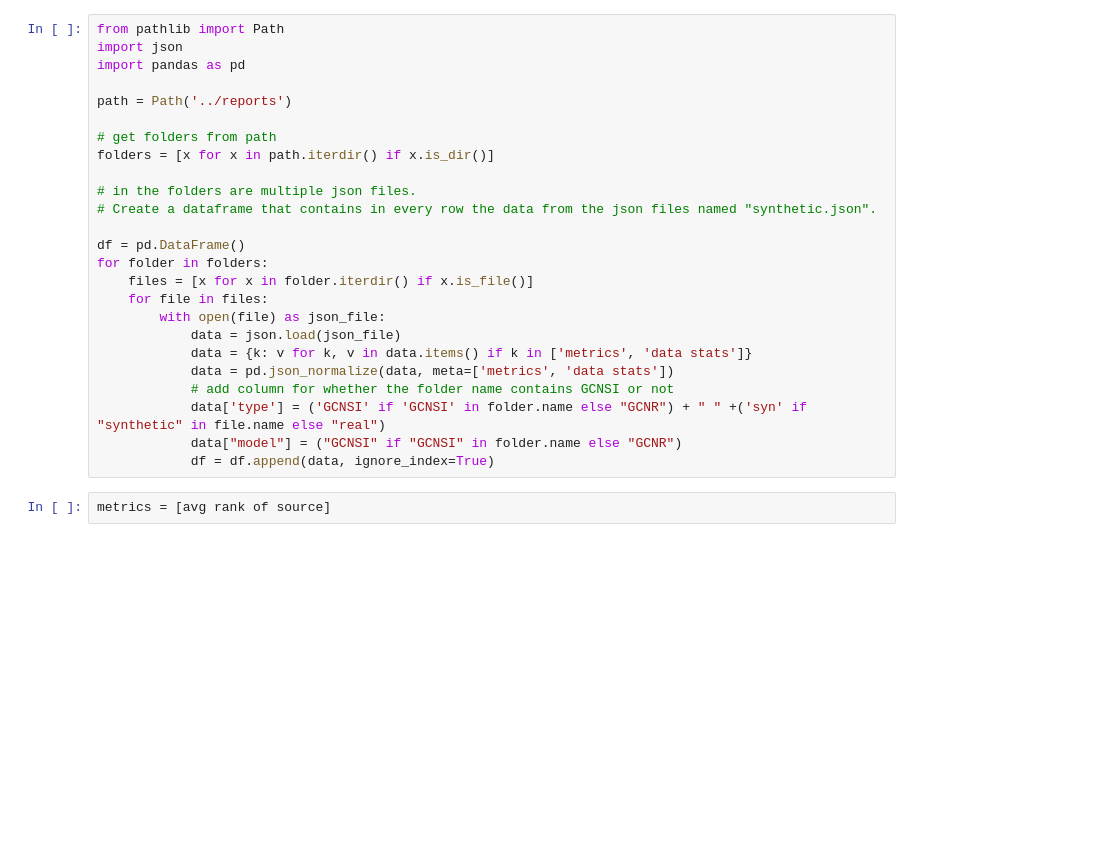
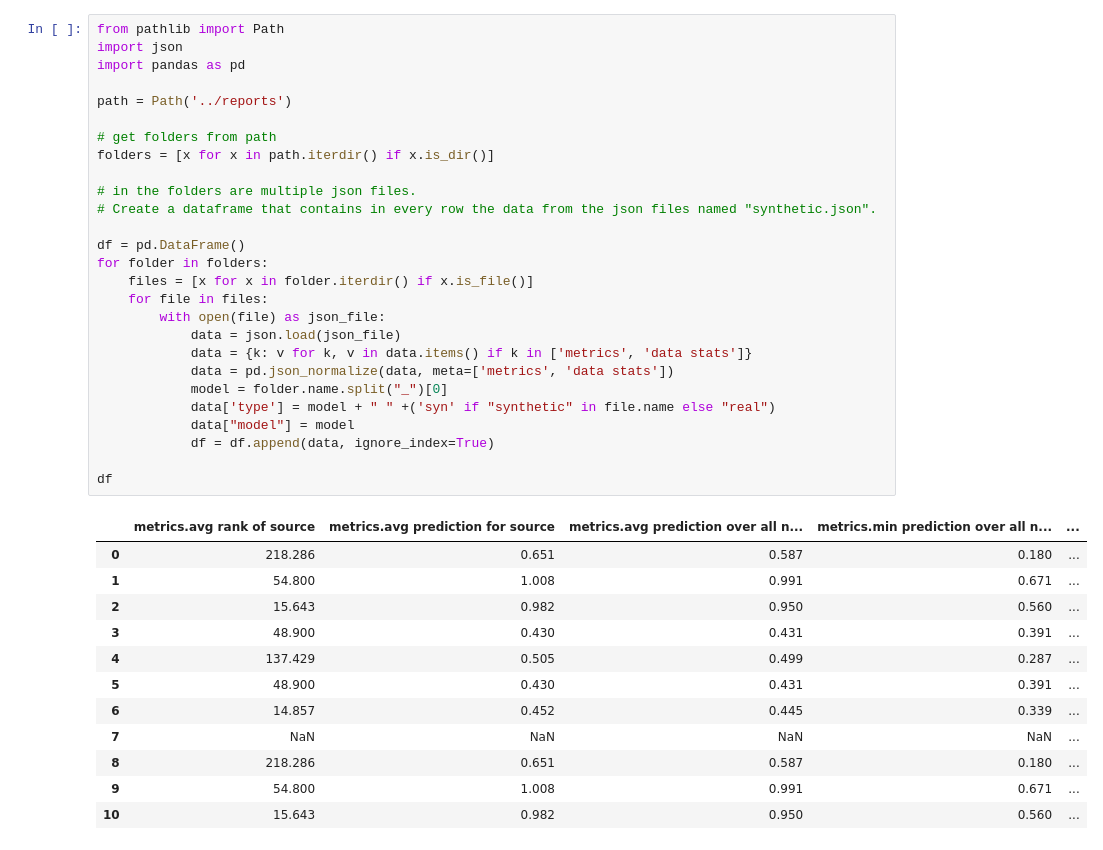
Before and after one commit to joh-dah/source_detection, a Jupyter notebook: report_vis/result_vis.ipynb, the cells around one changed output. Drawn from its saved outputs; the diff is of its cells as text; blank space fills up the shorter version.

```diff
--- a/report_vis/result_vis.ipynb
+++ b/report_vis/result_vis.ipynb
@@ -1,27 +1,40 @@
 # %%
 from pathlib import Path
 import json
 import pandas as pd
 
 path = Path('../reports')
 
 # get folders from path
 folders = [x for x in path.iterdir() if x.is_dir()]
 
 # in the folders are multiple json files.
 # Create a dataframe that contains in every row the data from the json files named "synthetic.json".
 
 df = pd.DataFrame()
 for folder in folders:
     files = [x for x in folder.iterdir() if x.is_file()]
     for file in files:
         with open(file) as json_file:
             data = json.load(json_file)
             data = {k: v for k, v in data.items() if k in ['metrics', 'data stats']}
             data = pd.json_normalize(data, meta=['metrics', 'data stats'])
-            # add column for whether the folder name contains GCNSI or not
-            data['type'] = ('GCNSI' if 'GCNSI' in folder.name else "GCNR") + " " +('syn' if "synthetic" in file.name else "real")
-            data["model"] = ("GCNSI" if "GCNSI" in folder.name else "GCNR")
+            model = folder.name.split("_")[0]
+            data['type'] = model + " " +('syn' if "synthetic" in file.name else "real")
+            data["model"] = model
             df = df.append(data, ignore_index=True)
+
+df
+# %% [output]
+|  | metrics.avg rank of source | metrics.avg prediction for source | metrics.avg prediction over all n... | metrics.min prediction over all n... | ... |
+| 0 | 218.286 | 0.651 | 0.587 | 0.180 | ... |
+| 1 | 54.800 | 1.008 | 0.991 | 0.671 | ... |
+| 2 | 15.643 | 0.982 | 0.950 | 0.560 | ... |
+| 3 | 48.900 | 0.430 | 0.431 | 0.391 | ... |
+| 4 | 137.429 | 0.505 | 0.499 | 0.287 | ... |
+| 5 | 48.900 | 0.430 | 0.431 | 0.391 | ... |
+| 6 | 14.857 | 0.452 | 0.445 | 0.339 | ... |
+| 7 | NaN | NaN | NaN | NaN | ... |
+| 8 | 218.286 | 0.651 | 0.587 | 0.180 | ... |
+| 9 | 54.800 | 1.008 | 0.991 | 0.671 | ... |
+| 10 | 15.643 | 0.982 | 0.950 | 0.560 | ... |
-# %%
-metrics = [avg rank of source]
```
Also changed, not shown: parts of 2 cells of this notebook, 1 other file.
